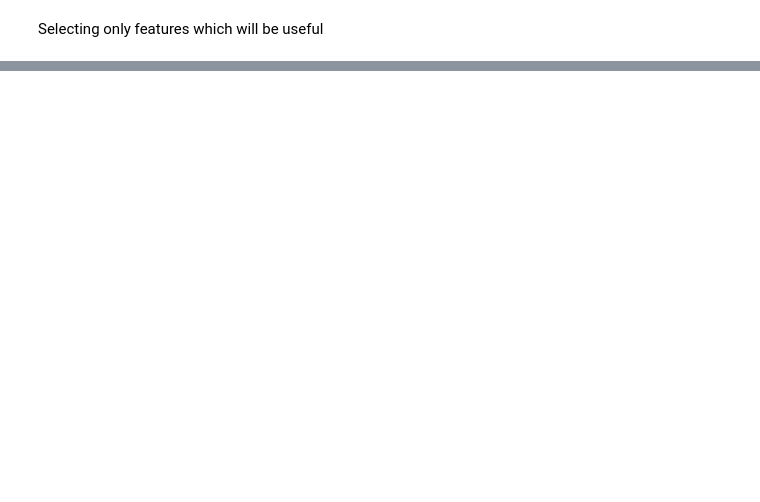
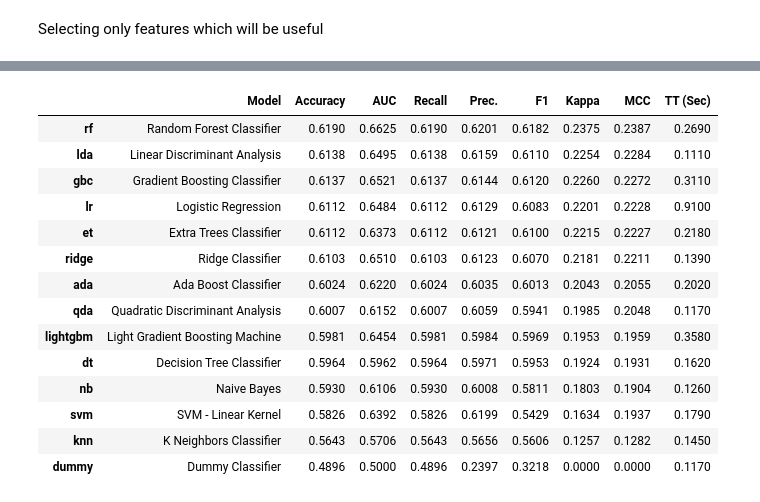
Before and after one commit to 4lefSantos/sa_maismedicos, a Jupyter notebook: 03_script_prediction/mais_medicos.ipynb, the cells around one changed output, grey strips where cells are left out. Cells and saved outputs as stored; diff of their text form; code cells hidden in the pictures; blank space fills up the shorter version.

```diff
--- a/03_script_prediction/mais_medicos.ipynb
+++ b/03_script_prediction/mais_medicos.ipynb
@@ -27,0 +119,3 @@ df = df_original.loc[:,('uf_destino','participou_pmmb','sexo','atuacao_previa_no
+# %%
+best_model = compare_models()
+# %% [output]
@@ -27,0 +123,15 @@ df = df_original.loc[:,('uf_destino','participou_pmmb','sexo','atuacao_previa_no
+|  | Model | Accuracy | AUC | Recall | Prec. | F1 | Kappa | MCC | TT (Sec) |
+| rf | Random Forest Classifier | 0.6190 | 0.6625 | 0.6190 | 0.6201 | 0.6182 | 0.2375 | 0.2387 | 0.2690 |
+| lda | Linear Discriminant Analysis | 0.6138 | 0.6495 | 0.6138 | 0.6159 | 0.6110 | 0.2254 | 0.2284 | 0.1110 |
+| gbc | Gradient Boosting Classifier | 0.6137 | 0.6521 | 0.6137 | 0.6144 | 0.6120 | 0.2260 | 0.2272 | 0.3110 |
+| lr | Logistic Regression | 0.6112 | 0.6484 | 0.6112 | 0.6129 | 0.6083 | 0.2201 | 0.2228 | 0.9100 |
+| et | Extra Trees Classifier | 0.6112 | 0.6373 | 0.6112 | 0.6121 | 0.6100 | 0.2215 | 0.2227 | 0.2180 |
+| ridge | Ridge Classifier | 0.6103 | 0.6510 | 0.6103 | 0.6123 | 0.6070 | 0.2181 | 0.2211 | 0.1390 |
+| ada | Ada Boost Classifier | 0.6024 | 0.6220 | 0.6024 | 0.6035 | 0.6013 | 0.2043 | 0.2055 | 0.2020 |
+| qda | Quadratic Discriminant Analysis | 0.6007 | 0.6152 | 0.6007 | 0.6059 | 0.5941 | 0.1985 | 0.2048 | 0.1170 |
+| lightgbm | Light Gradient Boosting Machine | 0.5981 | 0.6454 | 0.5981 | 0.5984 | 0.5969 | 0.1953 | 0.1959 | 0.3580 |
+| dt | Decision Tree Classifier | 0.5964 | 0.5962 | 0.5964 | 0.5971 | 0.5953 | 0.1924 | 0.1931 | 0.1620 |
+| nb | Naive Bayes | 0.5930 | 0.6106 | 0.5930 | 0.6008 | 0.5811 | 0.1803 | 0.1904 | 0.1260 |
+| svm | SVM - Linear Kernel | 0.5826 | 0.6392 | 0.5826 | 0.6199 | 0.5429 | 0.1634 | 0.1937 | 0.1790 |
+| knn | K Neighbors Classifier | 0.5643 | 0.5706 | 0.5643 | 0.5656 | 0.5606 | 0.1257 | 0.1282 | 0.1450 |
+| dummy | Dummy Classifier | 0.4896 | 0.5000 | 0.4896 | 0.2397 | 0.3218 | 0.0000 | 0.0000 | 0.1170 |
```
Also changed, not shown: parts of 20 cells of this notebook, 1 other file.
